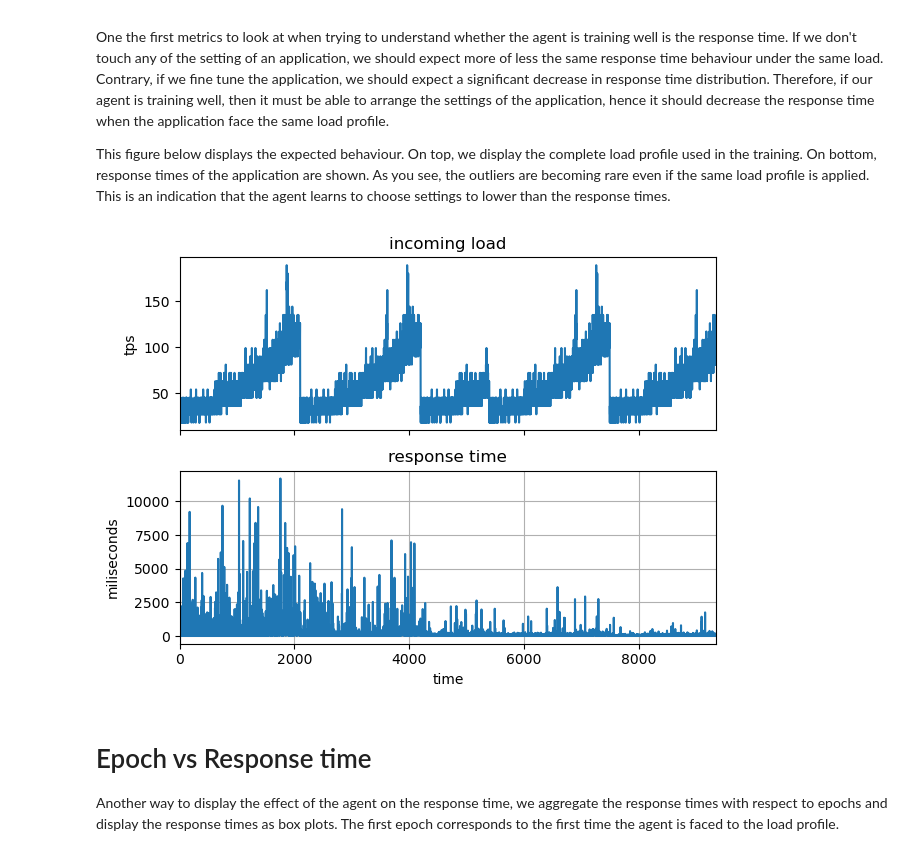
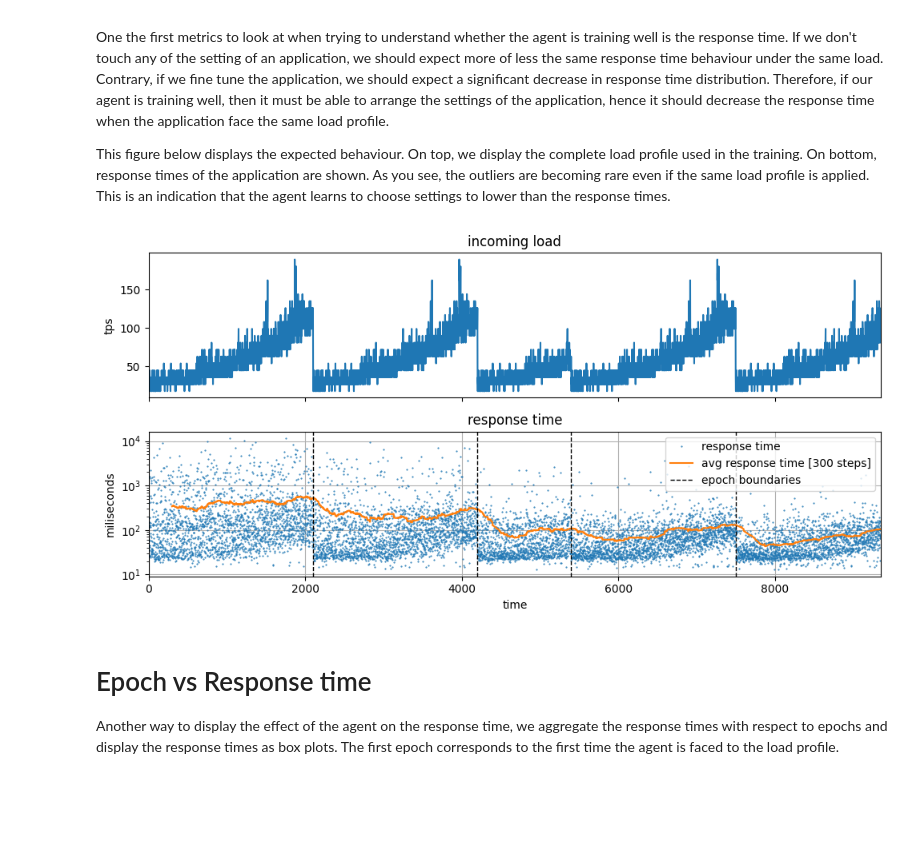
Before and after one commit to app2scale/agent, a Jupyter notebook: server_client_v2/visualize_results.ipynb, the cells around one changed output. Saved outputs shown, nothing was run; the diff lists cells and outputs as text; code cells hidden in the pictures; blank space fills up the shorter version.

```diff
--- a/server_client_v2/visualize_results.ipynb
+++ b/server_client_v2/visualize_results.ipynb
@@ -14,6 +14,7 @@ output2['epoch'] = output2['epoch']  + output['epoch'].max() + 1
 data = pd.concat([output,output2]).reset_index()
 
 data['log_response_time'] = np.log(data['response_time'])
+epoch_boundaries = data[data['epoch'] - data['epoch'].shift() == 1].index
 # %% [markdown]
 # Load Profile
 To train the agent in a an environment similar to production environments, we collected the daily transaction load of our live systems and generated a load profile. We, then, normalized the profile so that it fits to the capacity of the testing environment of the agent. In figure below, the final load profile is shown.
@@ -48,20 +49,28 @@ One the first metrics to look at when trying to understand whether the agent is
 
 This figure below displays the expected behaviour. On top, we display the complete load profile used in the training. On bottom, response times of the application are shown.  As you see, the outliers are becoming rare even if the same load profile is applied. This is an indication that the agent learns to choose settings to lower than the response times.
 # %%
-fig, axes = plt.subplots(nrows=2,ncols=1,sharex=True)
+fig, axes = plt.subplots(nrows=2,ncols=1,figsize=(10,5),sharex=True)
 fig.set_tight_layout(True)
 axes[0].plot(data['expected_tps'])
 axes[0].set_title('incoming load')
 axes[0].set_ylabel('tps')
 axes[0].set_xlim((0, len(data)))
 
-axes[1].plot(data['response_time'])
+avg_response_time = pd.Series(data['response_time']).rolling(300).mean()
+
+axes[1].plot(data['response_time'],'.',markersize=1,label='response time')
+axes[1].plot(avg_response_time, label='avg response time [300 steps]')
+for epoch, epoch_boundary in zip(range(len(epoch_boundaries)), epoch_boundaries):
+    axes[1].axvline(x=epoch_boundary, color='k', linestyle='--', linewidth=1, label='epoch boundaries' if epoch == 0 else None)
+axes[1].set_yscale('log')
 axes[1].set_xlabel('time')
 axes[1].set_title('response time')
 axes[1].set_ylabel('miliseconds')
 axes[1].grid(True)
+axes[1].legend()
+plt.show()
 # %% [output]
-[figure, old version]
+[figure, new version]
 # %% [markdown]
 # Epoch vs Response time
 Another way to display the effect of the agent on the response time, we aggregate the response times with respect to epochs and display the response times as box plots. The first epoch corresponds to the first time the agent is faced to the load profile.
```
Also changed, not shown: parts of 3 cells of this notebook.
